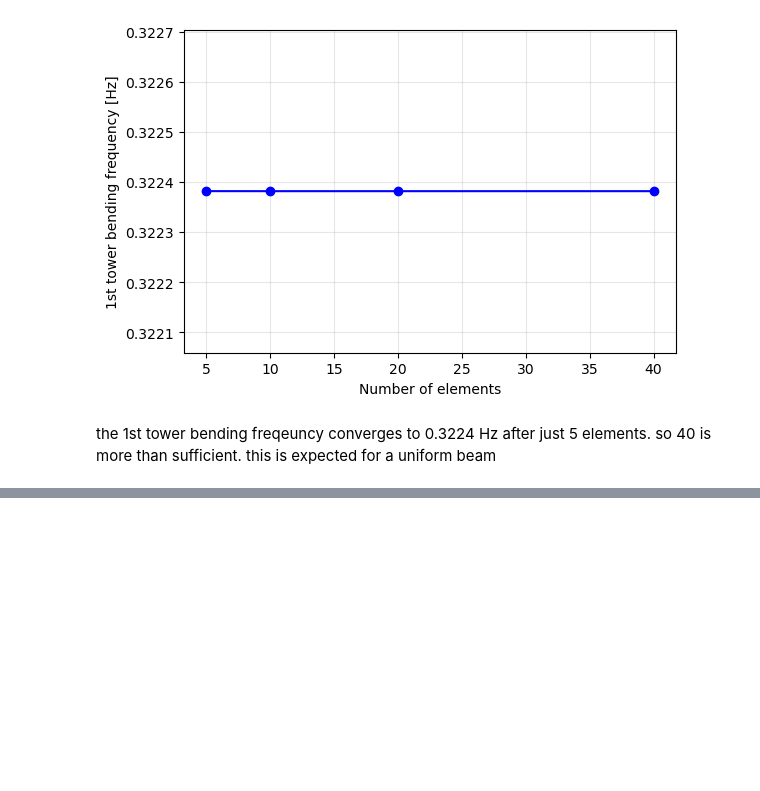
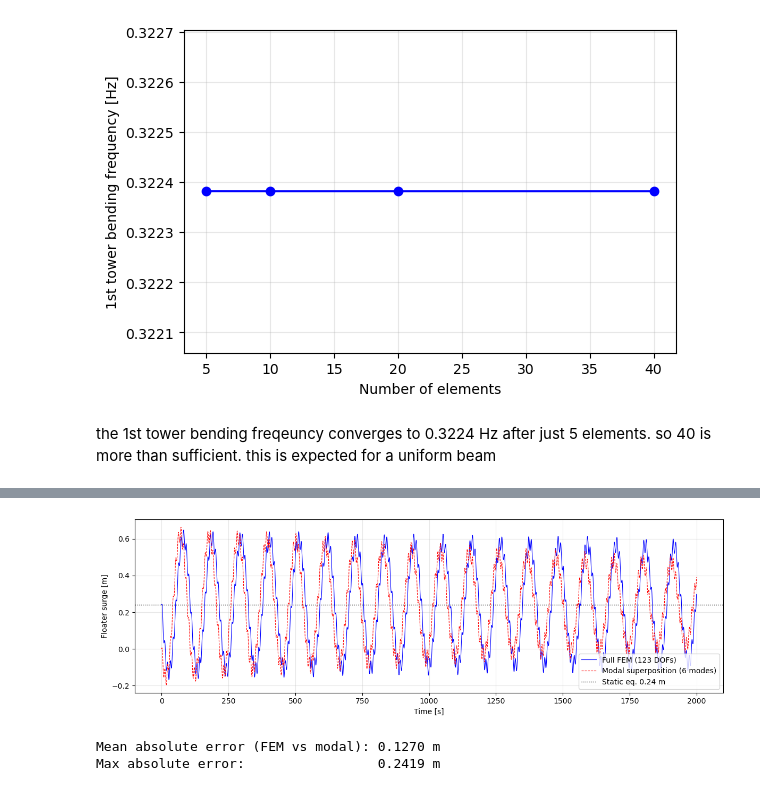
Before and after one commit to carolinaprucha/CIEM4210-Computational-Modelling, a Jupyter notebook: FOWT_FEM.ipynb, the cells around one changed output, grey strips where cells are left out. Cells and saved outputs as stored; diff of their text form; code cells hidden in the pictures; blank space fills up the shorter version.

```diff
--- a/FOWT_FEM.ipynb
+++ b/FOWT_FEM.ipynb
@@ -771,0 +777,20 @@ the 1st tower bending freqeuncy converges to 0.3224 Hz after just 5 elements. so
+# %%
+# Modal superposition — using first nMode modes
+nMode = 6
+PHI = eigenvectors[:, :nMode]  # mode shape matrix, columns are modes
+
+# Modal mass, stiffness, damping
+Mm = np.zeros(nMode)
+Km = np.zeros(nMode)
+Cm = np.zeros(nMode)
+zeta_modal = 0.02
+
+for i in range(nMode):
+    Mm[i] = PHI[:, i].T @ M_c @ PHI[:, i]
+    Km[i] = PHI[:, i].T @ K_c @ PHI[:, i]
+    Cm[i] = 2 * zeta_modal * np.sqrt(Mm[i] * Km[i])
+
+print("Modal quantities (first 6 modes):")
+print(f"{'Mode':<6} {'Mm':<14} {'Km':<14} {'Cm':<14} {'f [Hz]'}")
+for i in range(nMode):
+    print(f"{i+1:<6} {Mm[i]:<14.2f} {Km[i]:<14.2f} {Cm[i]:<14.2f} {f_n[i]:.4f}")
@@ -771,0 +854,25 @@ the 1st tower bending freqeuncy converges to 0.3224 Hz after just 5 elements. so
+# %%
+# Compare full FEM vs modal superposition
+fig, ax = plt.subplots(figsize=(12, 4))
+ax.plot(t_vec, u_surge, 'b', lw=0.8, label=f'Full FEM ({n_red} DOFs)')
+ax.plot(t_mod, surge_modal, 'r--', lw=0.8, label=f'Modal superposition ({nMode} modes)')
+ax.axhline(u_static[0], color='k', ls=':', lw=1, label=f'Static eq. {u_static[0]:.2f} m')
+ax.set_xlabel('Time [s]')
+ax.set_ylabel('Floater surge [m]')
+#ax.set_title('Full FEM vs Modal Superposition- Floater Surge')
+ax.legend()
+ax.grid(True, alpha=0.3)
+plt.tight_layout()
+plt.savefig("modal_superposition", dpi = 300, bbox_inches = 'tight' )
+
+plt.show()
+
+# Error metric
+min_len = min(len(u_surge), len(surge_modal))
+error = np.abs(u_surge[:min_len] - surge_modal[:min_len])
+print(f"Mean absolute error (FEM vs modal): {np.mean(error):.4f} m")
+print(f"Max absolute error:                 {np.max(error):.4f} m")
+# %% [output]
+[figure, added]
+Mean absolute error (FEM vs modal): 0.1270 m
+Max absolute error:                 0.2419 m
```
Also changed, not shown: parts of 12 cells of this notebook, 3 other files.
